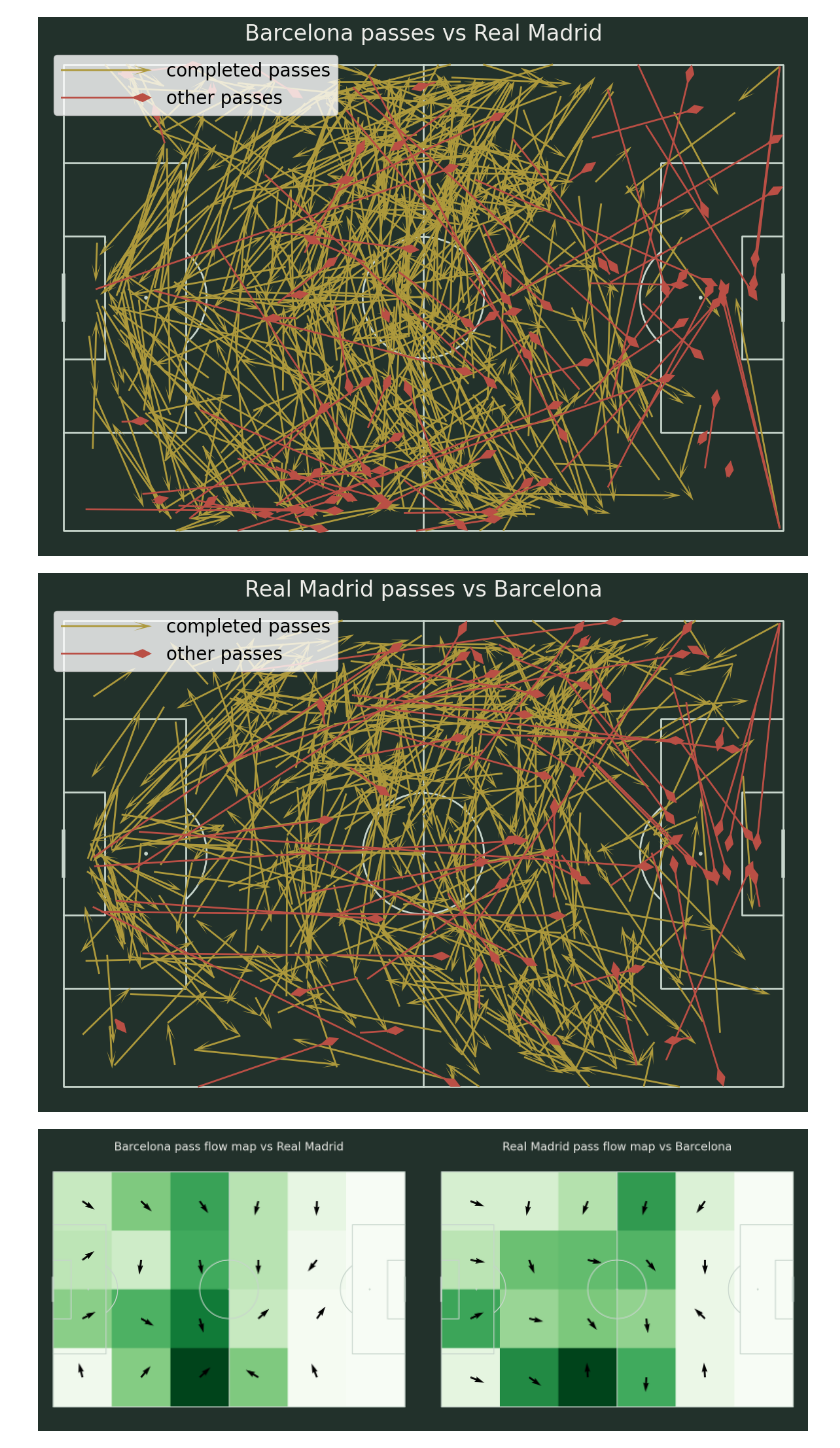
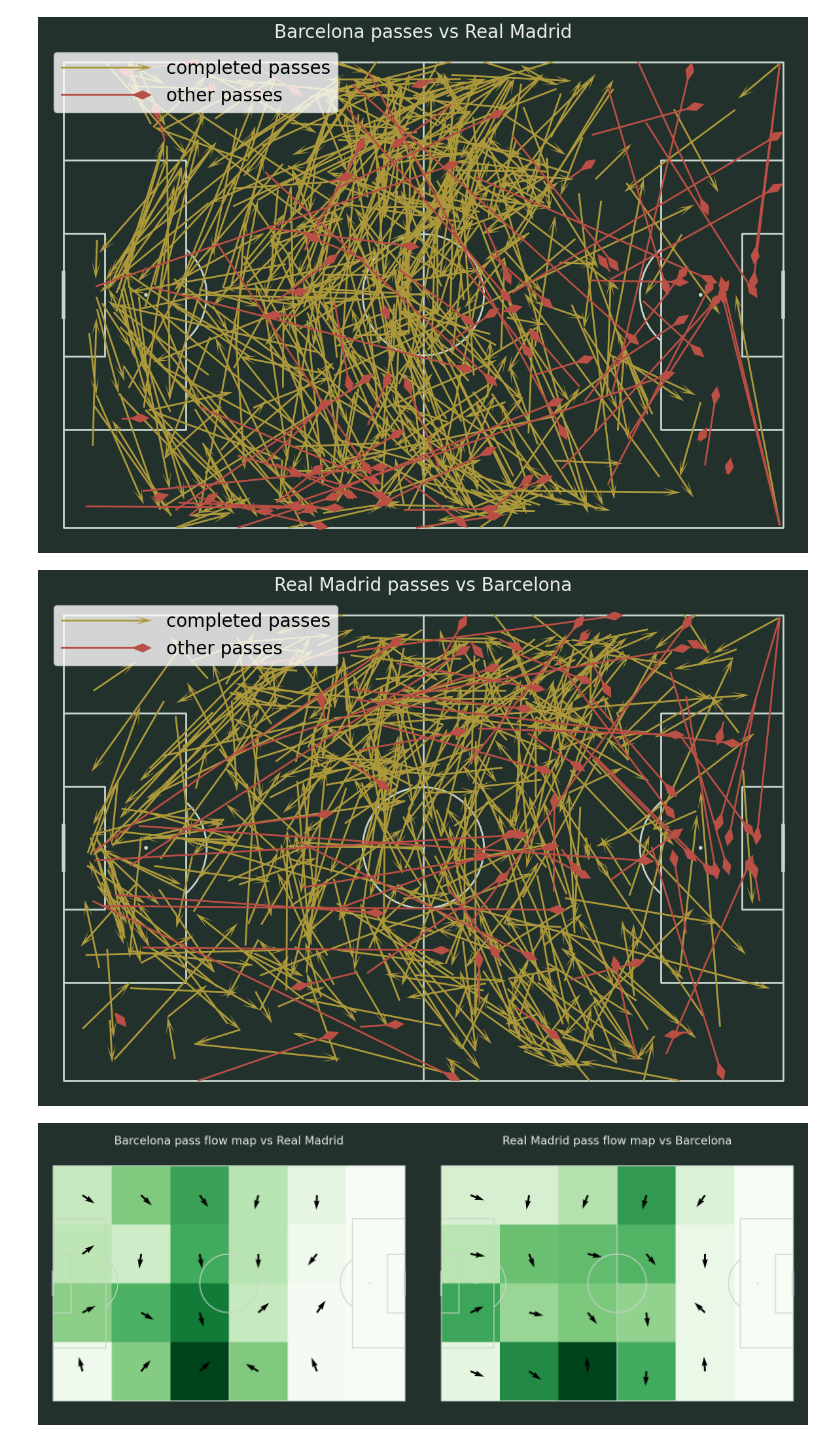
Before and after one commit to Football-Analytics-UCU/Real-Madrid, a Jupyter notebook: src/korotkova/passing_stat.ipynb, the cells around one changed output. Cells and saved outputs as stored; diff of their text form; code cells hidden in the pictures.

```diff
--- a/src/korotkova/passing_stat.ipynb
+++ b/src/korotkova/passing_stat.ipynb
@@ -1,29 +1,75 @@
 # %%
 import json
+from mplsoccer.pitch import Pitch
 import matplotlib.pyplot as plt
-from mplsoccer.pitch import Pitch
-from main_data import arrows_pass_plot
 
-with open('rm_barca_whoscored.json', 'r') as file:
+
+def arrows_pass_plot(success_passes: list, other_passes: list, first_team: str, second_team: str):
+    pitch = Pitch(pitch_type='opta',
+                  pitch_color='#22312b', line_color='#c7d5cc')
+    fig, ax = pitch.draw(
+        figsize=(16, 10), constrained_layout=True, tight_layout=False)
+    fig.set_facecolor('#22312b')
+
+    def get_team_passes_data(data: list):
+        result = []
+        x = ()
+        y = ()
+        end_X = ()
+        end_Y = ()
+        for pass_data in data:
+            x += (pass_data['x'],)
+            y += (pass_data['y'],)
+            end_X += (pass_data['endX'],)
+            end_Y += (pass_data['endY'],)
+        result.append(x)
+        result.append(y)
+        result.append(end_X)
+        result.append(end_Y)
+        return result
+
+    team_success_passes_data = get_team_passes_data(success_passes)
+
+    team_other_passes_data = get_team_passes_data(other_passes)
+
+    # for pass_data in home_team_other_passes:
+
+    pitch.arrows(team_success_passes_data[0], team_success_passes_data[1],
+                 team_success_passes_data[2], team_success_passes_data[3], width=2,
+                 headwidth=5, headlength=10, color='#ad993c', ax=ax, label='completed passes')
+    pitch.arrows(team_other_passes_data[0], team_other_passes_data[1], team_other_passes_data[2],
+                 team_other_passes_data[3], width=2,
+                 headwidth=5, headlength=5, headaxislength=10,
+                 color='#ba4f45', ax=ax, label='other passes')
+
+    ax.set_label('completed passes')
+    ax.legend(facecolor='white', handlelength=5,
+              fontsize=20, loc='upper left',)
+
+    ax_title = ax.set_title(f'{first_team} passes vs {second_team}',
+                            fontsize=20, color='#edede9')
+
+
+with open('../../data/whoscored/data.json', 'r') as file:
     data = json.load(file)
 
 
 home_team_success_passes = list(filter(lambda x: (
     x['type']['displayName'] == 'Pass'
     and x['teamId'] == data['matchCentreData']['home']['teamId']
     and x['outcomeType']['value'] == 1
 ), data['matchCentreData']['events']))
 
 home_team_other_passes = list(filter(lambda x: (
     x['type']['displayName'] == 'Pass'
     and x['teamId'] == data['matchCentreData']['home']['teamId']
     and x['outcomeType']['value'] != 1
 ), data['matchCentreData']['events']))
 
 arrows_pass_plot(success_passes=home_team_success_passes,
                  other_passes=home_team_other_passes, first_team='Barcelona', second_team='Real Madrid')
 # %% [output]
-[figure, old version]
+[figure, new version]
 # %%
 away_team_success_passes = list(filter(lambda x: (
     x['type']['displayName'] == 'Pass'
@@ -40,7 +86,7 @@ away_team_other_passes = list(filter(lambda x: (
 arrows_pass_plot(success_passes=away_team_success_passes,
                  other_passes=away_team_other_passes, first_team='Real Madrid', second_team='Barcelona')
 # %% [output]
-[figure, old version]
+[figure, new version]
 # %%
 from mplsoccer.pitch import Pitch
 
```
Also changed, not shown: parts of 1 cell of this notebook, 5 other files.
